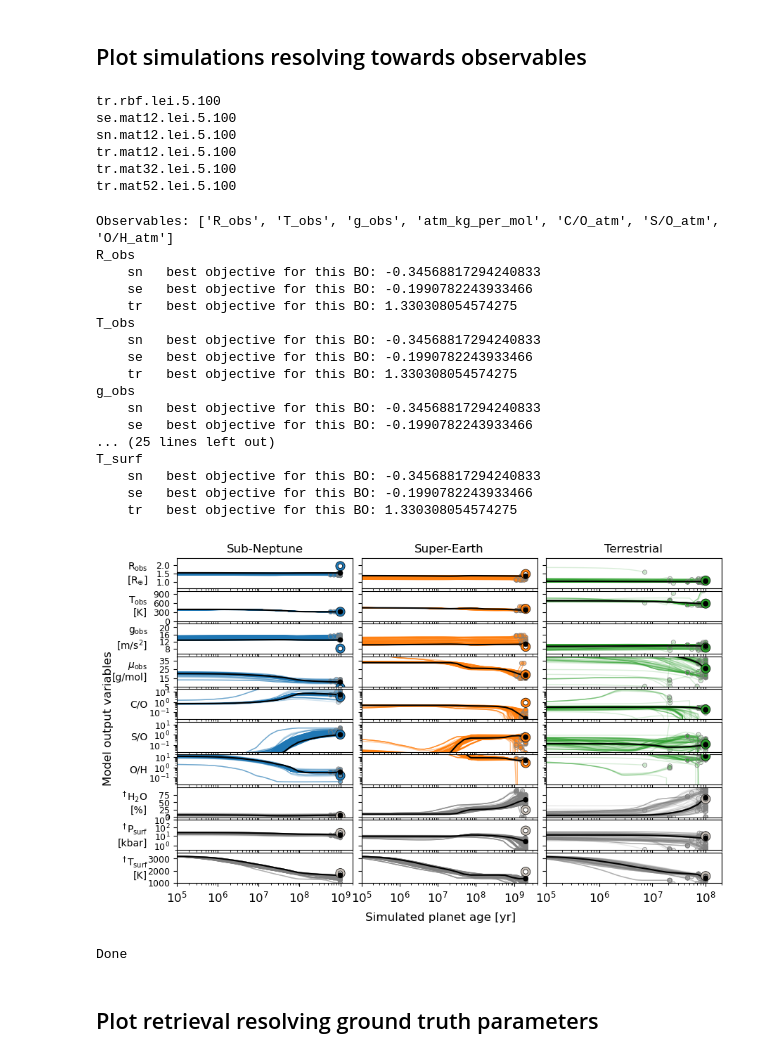
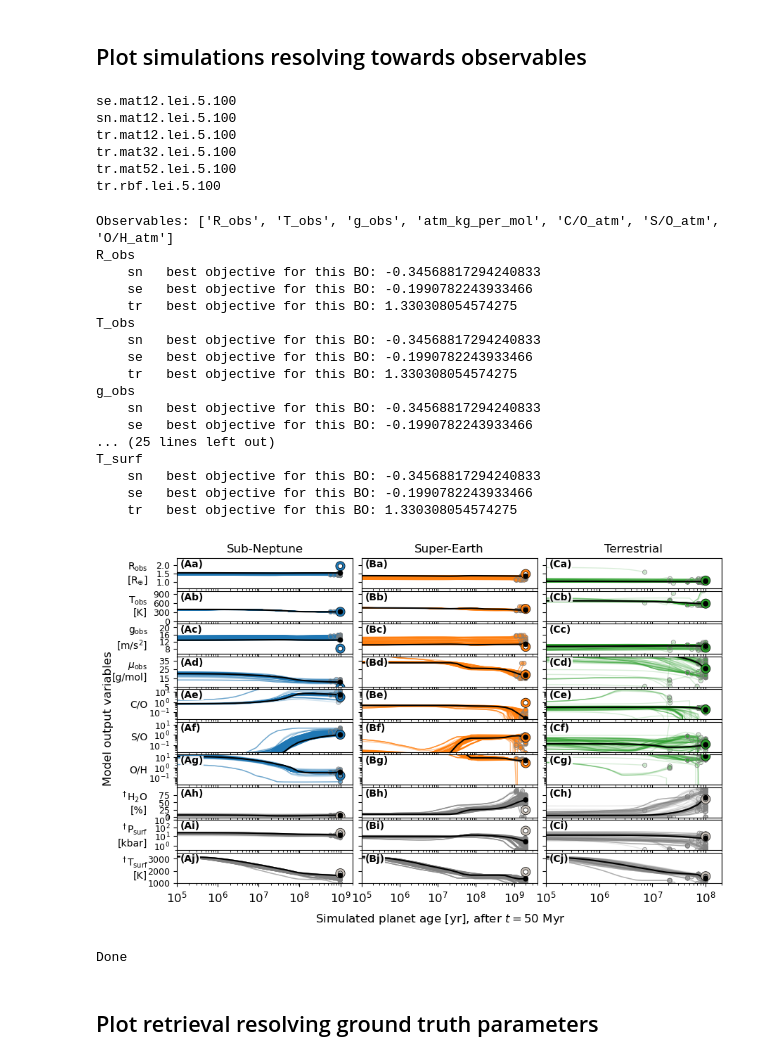
Before and after one commit to nichollsh/proteus_analysis, a Jupyter notebook: bayesopt.ipynb, the cells around one changed output. Drawn from its saved outputs; the diff is of its cells as text; code cells hidden in the pictures.

```diff
--- a/bayesopt.ipynb
+++ b/bayesopt.ipynb
@@ -40,13 +40,15 @@ DPI=400
 # SIM_DIR = "data/"
 
 THESIS_DIR = "/data/hen28/Projects/thesis_pipeline"
-SIM_DIR = "data/"
+SIM_DIR = "data/bayesopt_recent/"
+
+abcd = 'abcdefghijklmnopqrstuvwxyz'
 # %%
 
 age_min = 1e5
 age_max = 4e9
 
-gas_list = ["H2O", "H2", "CO2", "CO", "CH4", "N2", "NH3", "H2S", "SO2"]
+gas_list = ["H2O", "H2", "O2", "CO2", "CO", "CH4", "N2", "NH3", "H2S", "SO2"]
 
 
 # Standard plotting colours
@@ -59,6 +61,7 @@ preset_colours = {
     'H2': '#008C01',
     'CH4': '#C720DD',
     'CO': '#D1AC02',
+    'O2': '#88bb22',
     'N2': '#870036',
     'S2': '#FF8FA1',
     'SO2': '#00008B',
@@ -219,7 +222,7 @@ def get_var_props(key):
         ylim  = [0.8, 3.2]
     elif key == 'interior_struct.core_frac':
         scale = 1e-2
-        ylbl = "Core\n[%]"
+        ylbl = "Core\nfrac\n[%]"
         ytck = [40, 50, 60]
         ylim = [30, 70]
     elif key == 'outgas.fO2_shift_IW':
@@ -789,12 +795,12 @@ for suf in list(ground_truth.keys()):
 # %%
 print("\n".join(bo_data.keys()))
 # %% [output]
-tr.rbf.lei.5.100
 se.mat12.lei.5.100
 sn.mat12.lei.5.100
 tr.mat12.lei.5.100
 tr.mat32.lei.5.100
 tr.mat52.lei.5.100
+tr.rbf.lei.5.100
 # %%
 def plot_bo_evolve():
 
@@ -920,36 +926,43 @@ def plot_bo_evolve():
             else:
                 ax.set_xticklabels([])
 
+            bbox = dict(facecolor='white', edgecolor='none', alpha=0.9, pad=0.0)
+            ax.text(0.02, 0.96, f"({abcd[jax].upper()}{abcd[iax]})",
+                transform=ax.transAxes,  fontweight='bold',
+                fontsize=10, ha='left', va='top',
+                bbox=bbox, zorder=99)
+
+
     ylabel = "Model output variables"
     fig.supylabel(ylabel, fontsize=font["size"])
-    fig.supxlabel("Simulated planet age [yr]", va='top', fontsize=font["size"], y=0.04)
+    fig.supxlabel(r"Simulated planet age [yr], after $t=50$ Myr", va='top', fontsize=font["size"], y=0.04)
     fig.align_ylabels()
     fig.subplots_adjust(wspace=0.05, hspace=0.07)
 
     plt.show()
     fig.savefig("output/bo_evolve.pdf", bbox_inches='tight', dpi=DPI, pad_inches=0.01)
 
 plot_bo_evolve()
 print("Done")
 # %% [output]
 Observables: ['R_obs', 'T_obs', 'g_obs', 'atm_kg_per_mol', 'C/O_atm', 'S/O_atm', 'O/H_atm']
 R_obs
     sn   best objective for this BO: -0.34568817294240833
     se   best objective for this BO: -0.1990782243933466
     tr   best objective for this BO: 1.330308054574275
 T_obs
     sn   best objective for this BO: -0.34568817294240833
     se   best objective for this BO: -0.1990782243933466
     tr   best objective for this BO: 1.330308054574275
 g_obs
     sn   best objective for this BO: -0.34568817294240833
     se   best objective for this BO: -0.1990782243933466
 ... (25 lines left out)
 T_surf
     sn   best objective for this BO: -0.34568817294240833
     se   best objective for this BO: -0.1990782243933466
     tr   best objective for this BO: 1.330308054574275
-[figure, old version]
+[figure, new version]
 Done
 # %% [markdown]
 ## Plot retrieval resolving ground truth parameters
```
Also changed, not shown: parts of 6 cells of this notebook, 1 other file.
